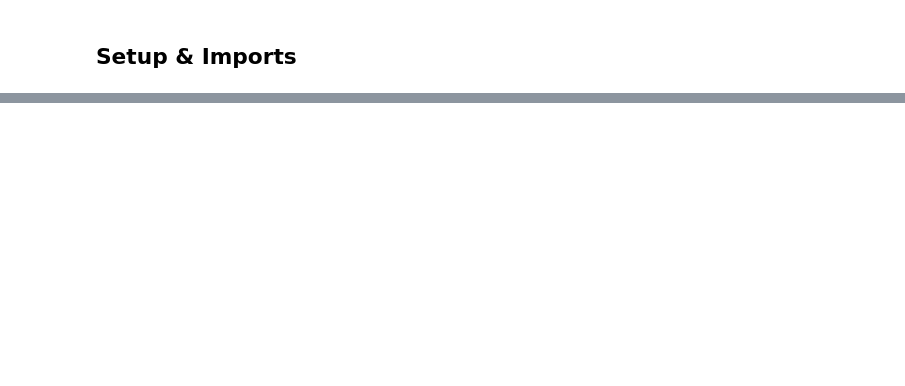
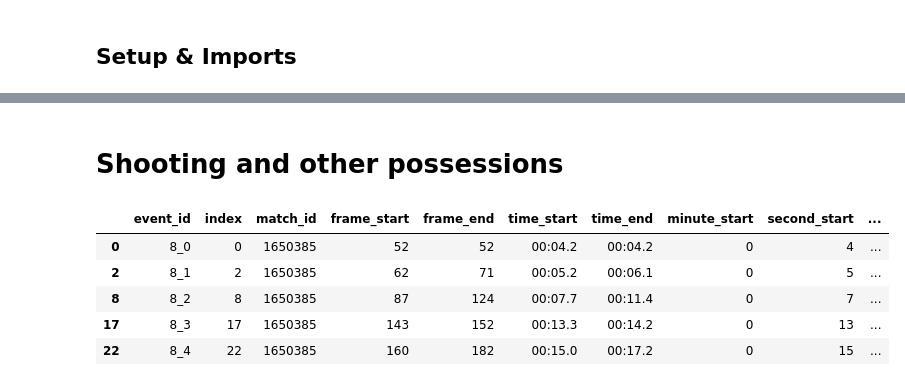
Before and after one commit to vickyfriss/Football-analytics, a Jupyter notebook: 202603 - 3 - Premier League 24-25 player statistics.ipynb, the cells around one changed output, grey strips where cells are left out. Saved outputs shown, nothing was run; the diff lists cells and outputs as text; code cells hidden in the pictures; blank space fills up the shorter version.

```diff
--- a/202603 - 3 - Premier League 24-25 player statistics.ipynb
+++ b/202603 - 3 - Premier League 24-25 player statistics.ipynb
@@ -477,0 +284,17 @@ KeyError: 'obe_total'
+# %% [markdown]
+# Shooting and other possessions
+# %%
+possession = events[events["event_type"] == "player_possession"].copy()
+# %%
+# Drop columns that are all NaN
+possession = possession.dropna(axis=1, how='all')
+
+pd.set_option('display.max_columns', None)  # ensure all columns are visible
+possession.head()
+# %% [output]
+|  | event_id | index | match_id | frame_start | frame_end | time_start | time_end | minute_start | second_start | ... |
+| 0 | 8_0 | 0 | 1650385 | 52 | 52 | 00:04.2 | 00:04.2 | 0 | 4 | ... |
+| 2 | 8_1 | 2 | 1650385 | 62 | 71 | 00:05.2 | 00:06.1 | 0 | 5 | ... |
+| 8 | 8_2 | 8 | 1650385 | 87 | 124 | 00:07.7 | 00:11.4 | 0 | 7 | ... |
+| 17 | 8_3 | 17 | 1650385 | 143 | 152 | 00:13.3 | 00:14.2 | 0 | 13 | ... |
+| 22 | 8_4 | 22 | 1650385 | 160 | 182 | 00:15.0 | 00:17.2 | 0 | 15 | ... |
```
Also changed, not shown: parts of 45 cells of this notebook.
